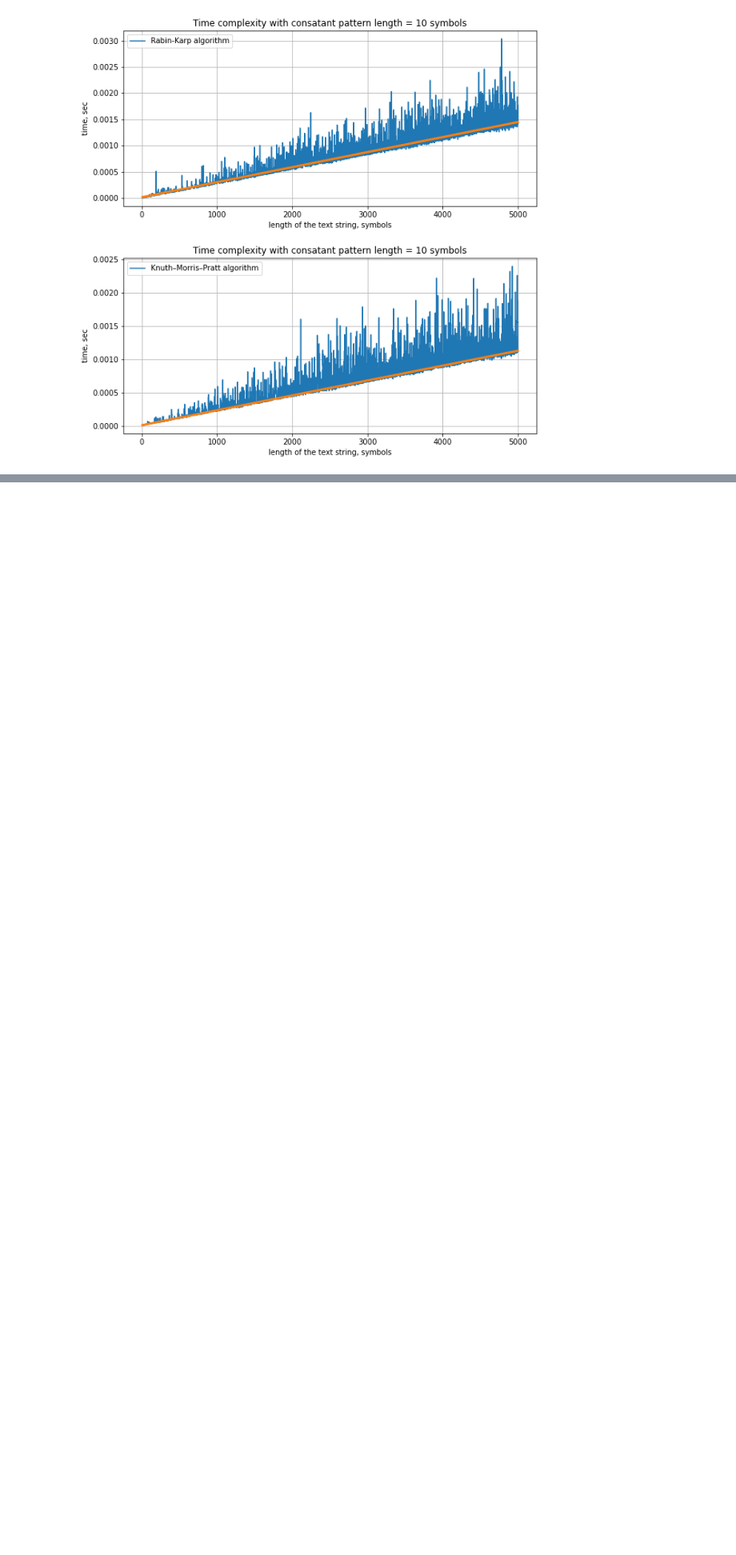
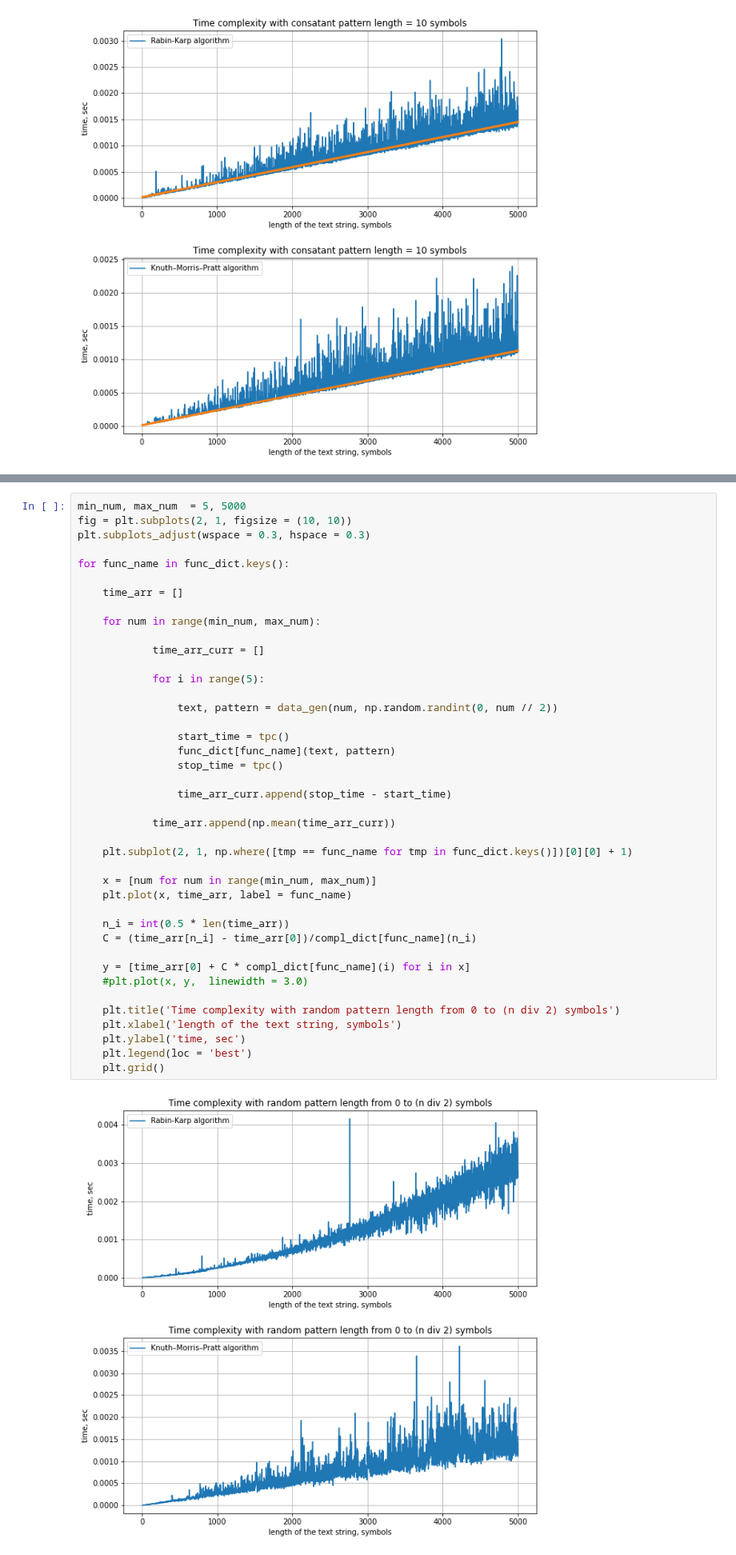
Before and after one commit to belpablo/Algorithms-21, a Jupyter notebook: Lab_8/Lab_8_redo.ipynb, the cells around one changed output, grey strips where cells are left out. Shown at 80% size. Cells and saved outputs as stored; diff of their text form; blank space fills up the shorter version.

```diff
--- a/Lab_8/Lab_8_redo.ipynb
+++ b/Lab_8/Lab_8_redo.ipynb
@@ -278,0 +279,43 @@ for func_name in func_dict.keys():
+# %%
+min_num, max_num  = 5, 5000
+fig = plt.subplots(2, 1, figsize = (10, 10))
+plt.subplots_adjust(wspace = 0.3, hspace = 0.3)
+
+for func_name in func_dict.keys():
+
+    time_arr = []
+
+    for num in range(min_num, max_num):
+
+            time_arr_curr = []
+
+            for i in range(5):
+
+                text, pattern = data_gen(num, np.random.randint(0, num // 2))
+
+                start_time = tpc()
+                func_dict[func_name](text, pattern)
+                stop_time = tpc()
+
+                time_arr_curr.append(stop_time - start_time)
+
+            time_arr.append(np.mean(time_arr_curr))
+
+    plt.subplot(2, 1, np.where([tmp == func_name for tmp in func_dict.keys()])[0][0] + 1)
+
+    x = [num for num in range(min_num, max_num)]
+    plt.plot(x, time_arr, label = func_name)
+
+    n_i = int(0.5 * len(time_arr))
+    C = (time_arr[n_i] - time_arr[0])/compl_dict[func_name](n_i)
+
+    y = [time_arr[0] + C * compl_dict[func_name](i) for i in x]
+    #plt.plot(x, y,  linewidth = 3.0)
+
+    plt.title('Time complexity with random pattern length from 0 to (n div 2) symbols')
+    plt.xlabel('length of the text string, symbols')
+    plt.ylabel('time, sec')
+    plt.legend(loc = 'best')
+    plt.grid()
+# %% [output]
+[figure, added]
```
Also changed, not shown: parts of 1 cell of this notebook.
